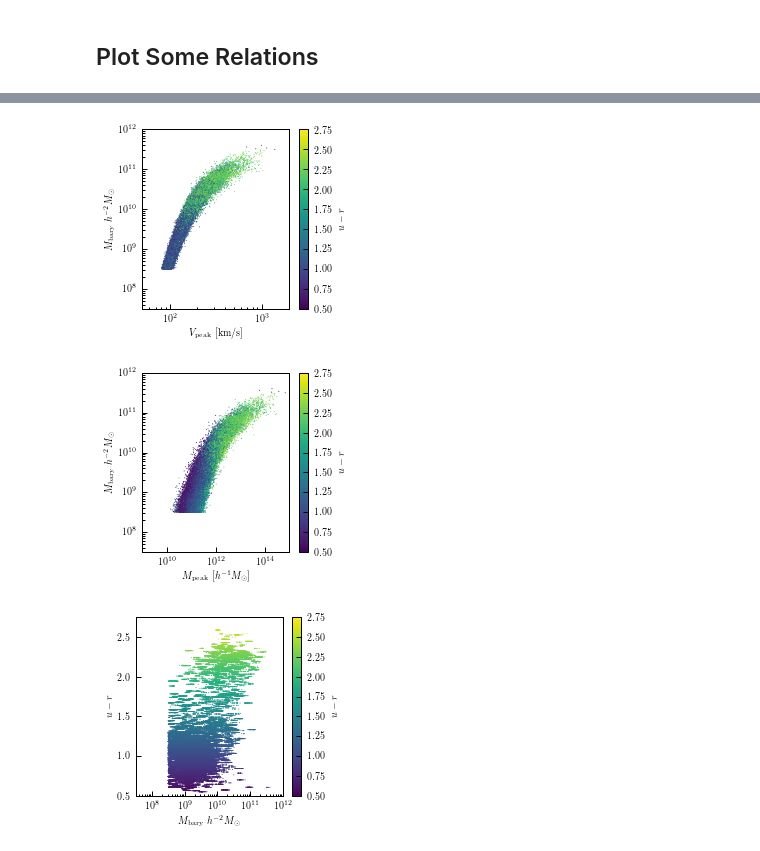
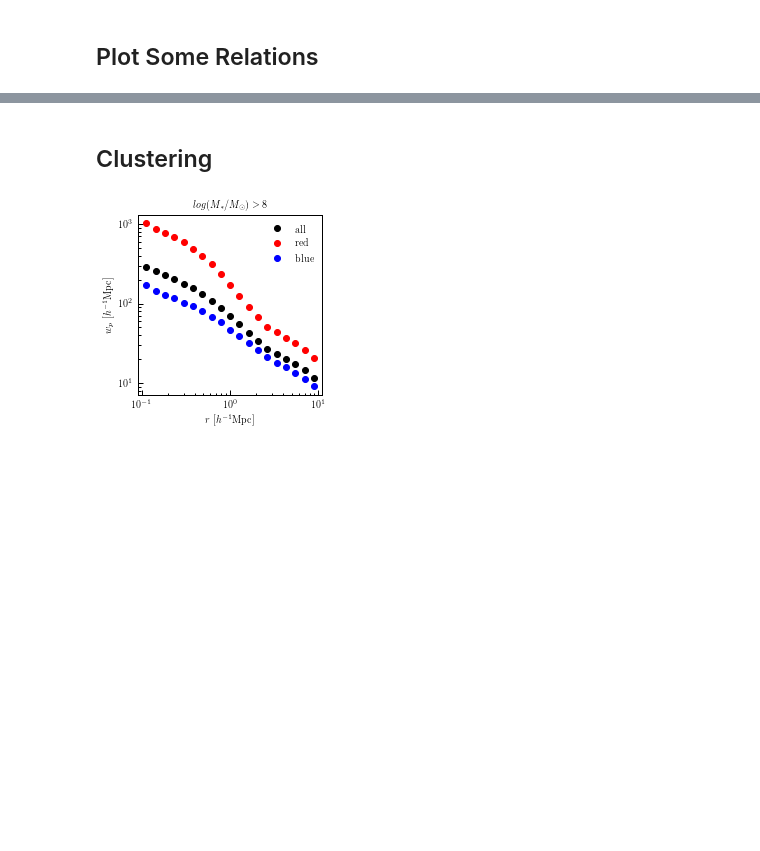
Before and after one commit to duncandc/eco_mocks, a Jupyter notebook: notebooks/load_eco_mocks.ipynb, the cells around one changed output, grey strips where cells are left out. Drawn from its saved outputs; the diff is of its cells as text; code cells hidden in the pictures; blank space fills up the shorter version.

```diff
--- a/notebooks/load_eco_mocks.ipynb
+++ b/notebooks/load_eco_mocks.ipynb
@@ -59,45 +87,35 @@ plt.show()
-# %%
-from astropy.table import Table
-mock = Table.read(data_path + 'mock_2a.hdf5', path='data')
-# %%
-# plot stellar mass-vpeak relation
-plt.figure(figsize=(3.3,3.3))
-plt.scatter(mock['halo_vpeak'], mock['baryonic_mass'],
-            c=mock['u_minus_r'], s=1, lw=0, vmin=0.5, vmax=2.75)
-plt.ylabel(r'$M_{\rm bary}~h^{-2}M_{\odot}$')
-plt.ylim([10**7.5,10**12.0])
-plt.xlim([50,2000])
-plt.xscale('log')
-plt.yscale('log')
-plt.xlabel(r'$V_{\rm peak}~[{\rm km/s}]$')
-plt.colorbar(label=r'$u-r$')
-plt.show()
-
-# plot SMHM relation
-plt.figure(figsize=(3.3,3.3))
-plt.scatter(mock['halo_mpeak'], mock['baryonic_mass'],
-            c=mock['u_minus_r'], s=1, lw=0, vmin=0.5, vmax=2.75)
-plt.ylabel(r'$M_{\rm bary}~h^{-2}M_{\odot}$')
-plt.ylim([10**7.5,10**12.0])
-plt.xlim([10**9,10**15])
-plt.xscale('log')
-plt.yscale('log')
-plt.xlabel(r'$M_{\rm peak}~[h^{-1}M_{\odot}]$')
-plt.colorbar(label=r'$u-r$')
-plt.show()
-
-# plot SMHM relation
-plt.figure(figsize=(3.3,3.3))
-plt.scatter(mock['baryonic_mass'], mock['u_minus_r'],
-            c=mock['u_minus_r'], s=1, lw=0, vmin=0.5, vmax=2.75)
-plt.xlabel(r'$M_{\rm bary}~h^{-2}M_{\odot}$')
-plt.xlim([10**7.5,10**12.0])
-plt.ylim([0.5,2.75])
-plt.xscale('log')
-plt.ylabel(r'$u-r$')
-plt.colorbar(label=r'$u-r$')
-plt.show()
-# %% [output]
-[figure, removed]
-[figure, removed]
-[figure, removed]
+# %% [markdown]
+## Clustering
+# %%
+# calculate TPCF
+from halotools.mock_observables import wp, return_xyz_formatted_array
+
+rp_bins = np.logspace(-1,1,20)
+rp_bin_centers = (rp_bins[:-1]+rp_bins[1:])/2.0
+
+mask = (np.log10(mock['stellar_mass'])>=8)
+red = mock['g_minus_r']>0.5
+blue = mock['g_minus_r']<=0.5
+
+# get coordinates in redhsift space and in halotools mock observable format
+coords =  return_xyz_formatted_array(mock['x'], mock['y'], mock['z'], velocity=mock['vx'],
+                                     period=130.0, velocity_distortion_dimension='z')
+
+# calculate for three samples
+result_all = wp(coords[mask], rp_bins=rp_bins, pi_max=40.0, period=130.0)
+result_red = wp(coords[red&mask], rp_bins=rp_bins, pi_max=40.0, period=130.0)
+result_blue = wp(coords[blue&mask], rp_bins=rp_bins, pi_max=40.0, period=130.0)
+
+plt.figure(figsize=(3.3,3.3))
+p1, = plt.plot(rp_bin_centers, result_all, 'o', color='black')
+p2, = plt.plot(rp_bin_centers, result_red, 'o', color='red')
+p3, = plt.plot(rp_bin_centers, result_blue, 'o', color='blue')
+plt.xscale('log')
+plt.yscale('log')
+plt.ylabel(r'$w_p ~ [h^{-1}{\rm Mpc}]$')
+plt.xlabel(r'$r ~ [h^{-1}{\rm Mpc}]$')
+plt.title(r'$log(M_*/M_{\odot}) > 8$')
+plt.legend([p1,p2,p3], ['all', 'red', 'blue'], frameon=False, loc='upper right', fontsize=10, numpoints=1)
+plt.show()
+# %% [output]
+[figure, added]
```
Also changed, not shown: parts of 5 cells of this notebook, 10 other files.
